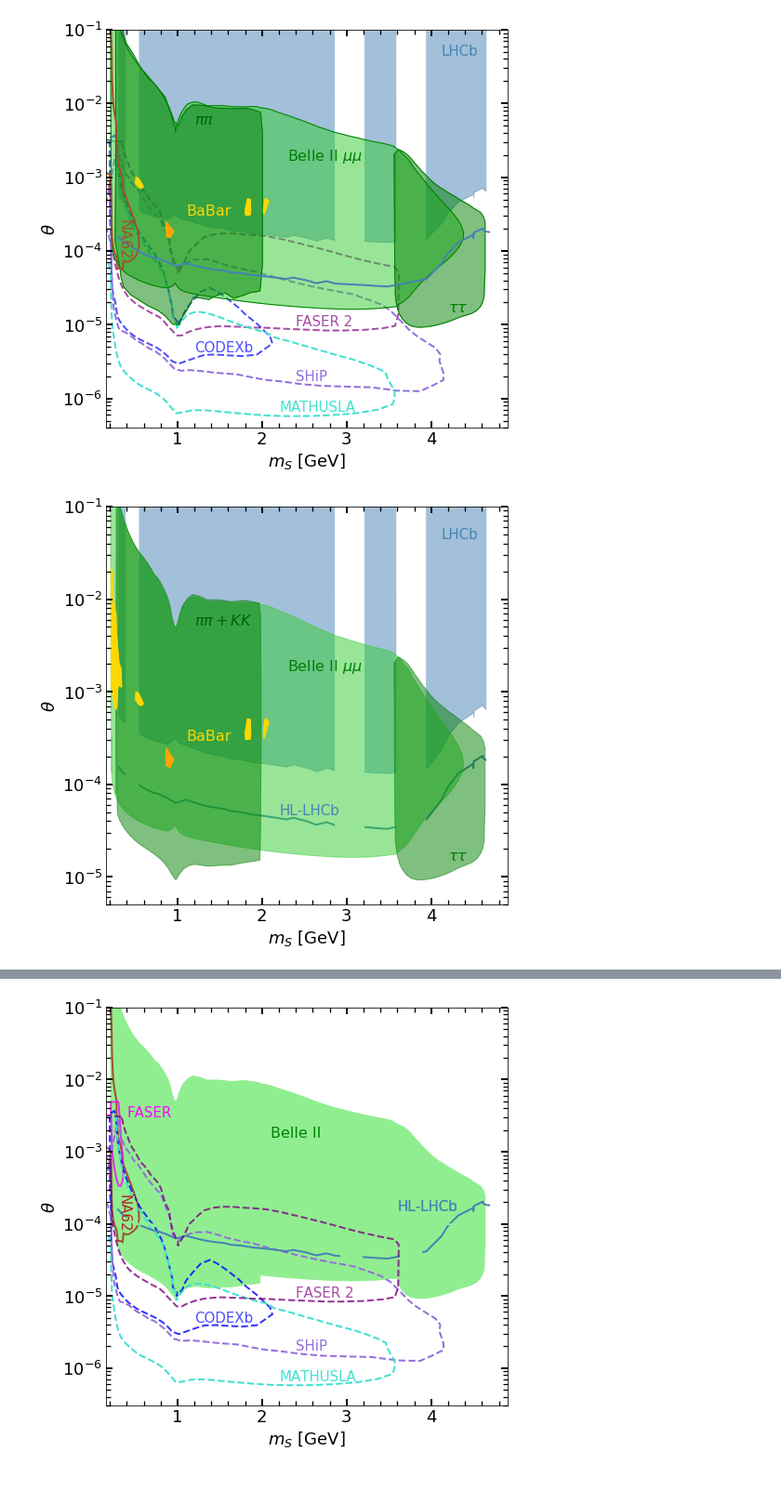
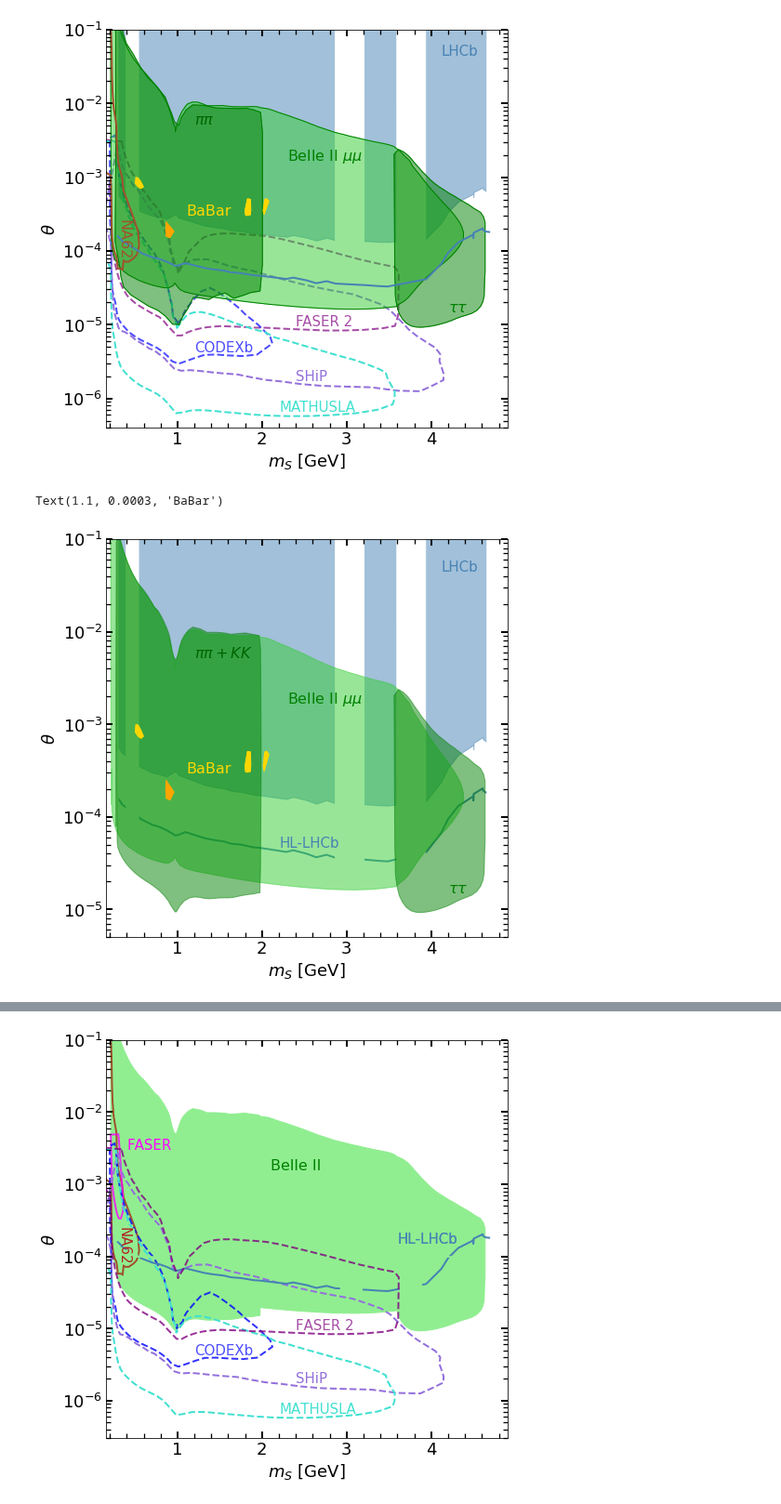
Before and after one commit to anasthesia/B-K, a Jupyter notebook: Combined_bounds.ipynb, the cells around one changed output, grey strips where cells are left out. Shown at 93% size. Cells and saved outputs as stored; diff of their text form; code cells hidden in the pictures.

```diff
--- a/Combined_bounds.ipynb
+++ b/Combined_bounds.ipynb
@@ -422,13 +422,13 @@ plotGen(belleIIFoder+"0-3events_Belle_pions_BR0-manual.dat","nonfilledpolygon",
 #patchBelleII = mpatches.Patch(color=Belle2color, label='Belle II $\\mu \\mu$')
 
 #BaBar plots
-plotGen(babarFolder+"0-0-m-alpha_exclusion_DBR0_BaBar_mumu_cut.dat","polygon", Babarcolor_mu,2)
+#plotGen(babarFolder+"0-0-m-alpha_exclusion_DBR0_BaBar_mumu_cut.dat","polygon", Babarcolor_mu,2)
 plotGen(babarFolder+"0-1-m-alpha_exclusion_DBR0_BaBar_mumu.dat","polygon", Babarcolor_mu,2)
 plotGen(babarFolder+"0-2-m-alpha_exclusion_DBR0_BaBar_mumu.dat","polygon", Babarcolor_mu,2)
 plotGen(babarFolder+"0-3-m-alpha_exclusion_DBR0_BaBar_mumu.dat","polygon", Babarcolor_mu,2)
 plotGen(babarFolder+"1-m-alpha_exclusion_DBR0_BaBar_pipi.dat","polygon", Babarcolor_pi,2)
 
-plotGen(babarFolder+"0-0-m-alpha_exclusion_DBR0_BaBar_mumu_cut.dat","nonfilledpolygon", Babarcolor_mu,1)
+#plotGen(babarFolder+"0-0-m-alpha_exclusion_DBR0_BaBar_mumu_cut.dat","nonfilledpolygon", Babarcolor_mu,1)
 plotGen(babarFolder+"0-1-m-alpha_exclusion_DBR0_BaBar_mumu.dat","nonfilledpolygon", Babarcolor_mu,1)
 plotGen(babarFolder+"0-2-m-alpha_exclusion_DBR0_BaBar_mumu.dat","nonfilledpolygon", Babarcolor_mu,1)
 plotGen(babarFolder+"0-3-m-alpha_exclusion_DBR0_BaBar_mumu.dat","nonfilledpolygon", Babarcolor_mu,1)
@@ -458,32 +458,33 @@ ax.set_yscale("log")
 Legend=plt.legend(handles=[patchLHCB,patchBaBarmu, patchBaBarpi, patchBelleII],loc='lower left',\
            bbox_to_anchor=(0.65, 0.71, 0.5, 2))
 plt.gca().add_artist(Legend)
 '''
 
 
 #ax.legend(handles=[patch0,patch1,patch2,patch3,patch4],loc='lower left',\
 #           bbox_to_anchor=(1, 0.3, 0.5, 1),title="LHCB BR(dark)=")
 xticks=np.arange(0.2,5,0.2)
 fifthticks=np.arange(0.2,5,0.5)
 ax.set_xticks(xticks, minor="True")
 ax.tick_params(axis='both',which='major',direction='in',length=7,width=2,right="True", top="True")
 ax.tick_params(axis='both',which='minor',direction='in',length=5,width=1.3, right="True", top="True")
 
 ax.set_xlim( (0.15, 4.9))
 ax.set_ylim((5*10**(-6),1*10**(-1)))
 """
 plt.text(2.2, 6.7E-7, 'MATHUSLA',rotation=0,c="turquoise",fontsize=15)
 plt.text(2.4, 1.75E-6, 'SHiP',rotation=0,c="mediumpurple",fontsize=15)
 plt.text(1.2, 4.3E-6, 'CODEXb',rotation=0,c="b",fontsize=15,alpha=0.7)
 plt.text(2.4, 0.95E-5, 'FASER 2',rotation=0,c="purple",fontsize=15,alpha=0.7)
 """
 plt.text(4.12, 4.5E-2, 'LHCb',rotation=0,c=LHCBcolor,fontsize=15)
 plt.text(2.3, 1.7E-3, 'Belle II $\mu \mu$',rotation=0,c=Belle2color_pi,fontsize=16)
 plt.text(4.2, 1.5E-5, '$\\tau \\tau$',rotation=0,c=Belle2color_pi,fontsize=16)
 plt.text(1.2, 5.2E-3, '$\pi \pi+KK$',rotation=0,c="darkgreen",fontsize=16)
 plt.text(1.1, 3E-4, 'BaBar',rotation=0,c=Babarcolor_mu,fontsize=16)
 
 
-fig.savefig('./results/m-alpha_combined_BelleIIchannels_3events.png')
+#fig.savefig('./results/m-alpha_combined_BelleIIchannels_3events.png')
 # %% [output]
+Text(1.1, 0.0003, 'BaBar')
-[figure, old version]
+[figure, new version]
```
Also changed, not shown: parts of 2 cells of this notebook, 4 other files.
